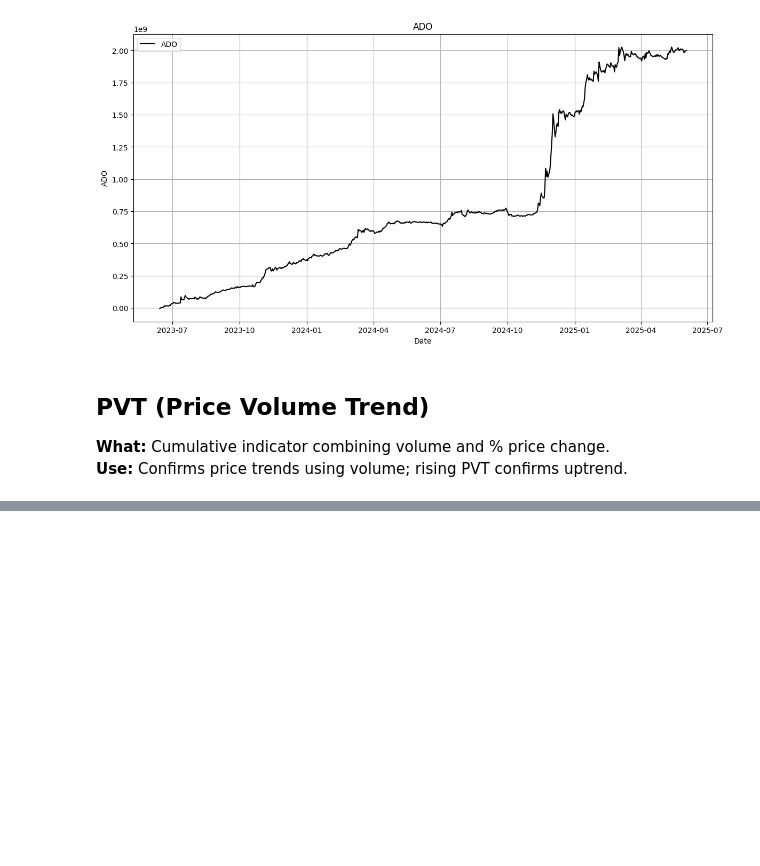
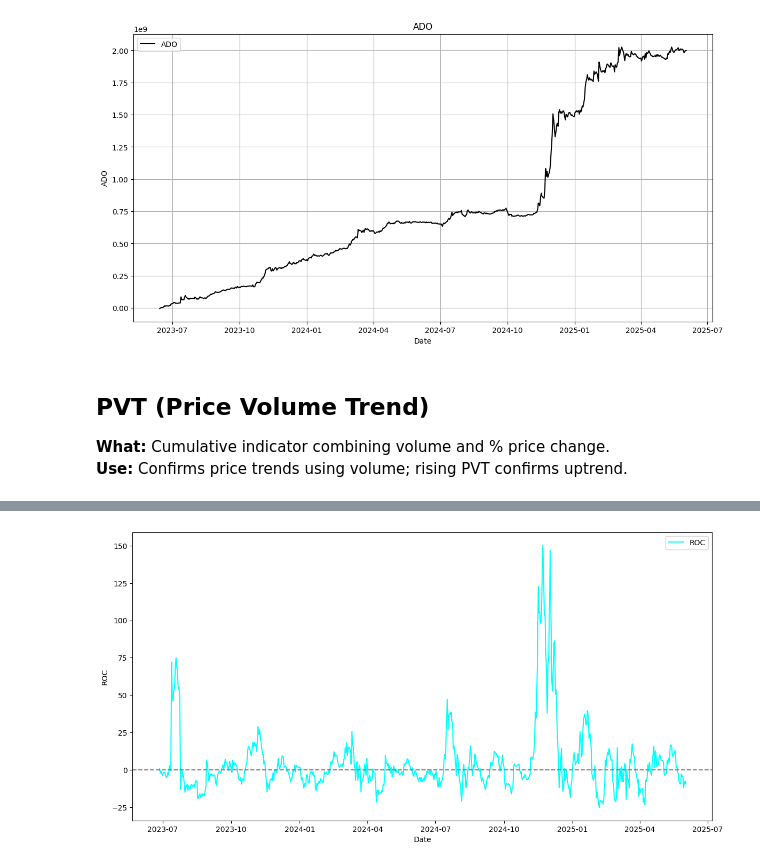
Before and after one commit to Ahkylez/Crypto-Indicators, a Jupyter notebook: crypto_indicators.ipynb, the cells around one changed output, grey strips where cells are left out. Drawn from its saved outputs; the diff is of its cells as text; code cells hidden in the pictures; blank space fills up the shorter version.

```diff
--- a/crypto_indicators.ipynb
+++ b/crypto_indicators.ipynb
@@ -275,0 +273,10 @@ plt.show()
+# %%
+plt.figure(figsize=(14,7))
+plt.plot(df.index, df['ROC_12'], color='cyan', label='ROC')
+plt.axhline(0, color='gray', linestyle='--')
+plt.xlabel('Date')
+plt.ylabel('ROC')
+plt.legend()
+plt.show()
+# %% [output]
+[figure, added]
```
Also changed, not shown: parts of 18 cells of this notebook.
